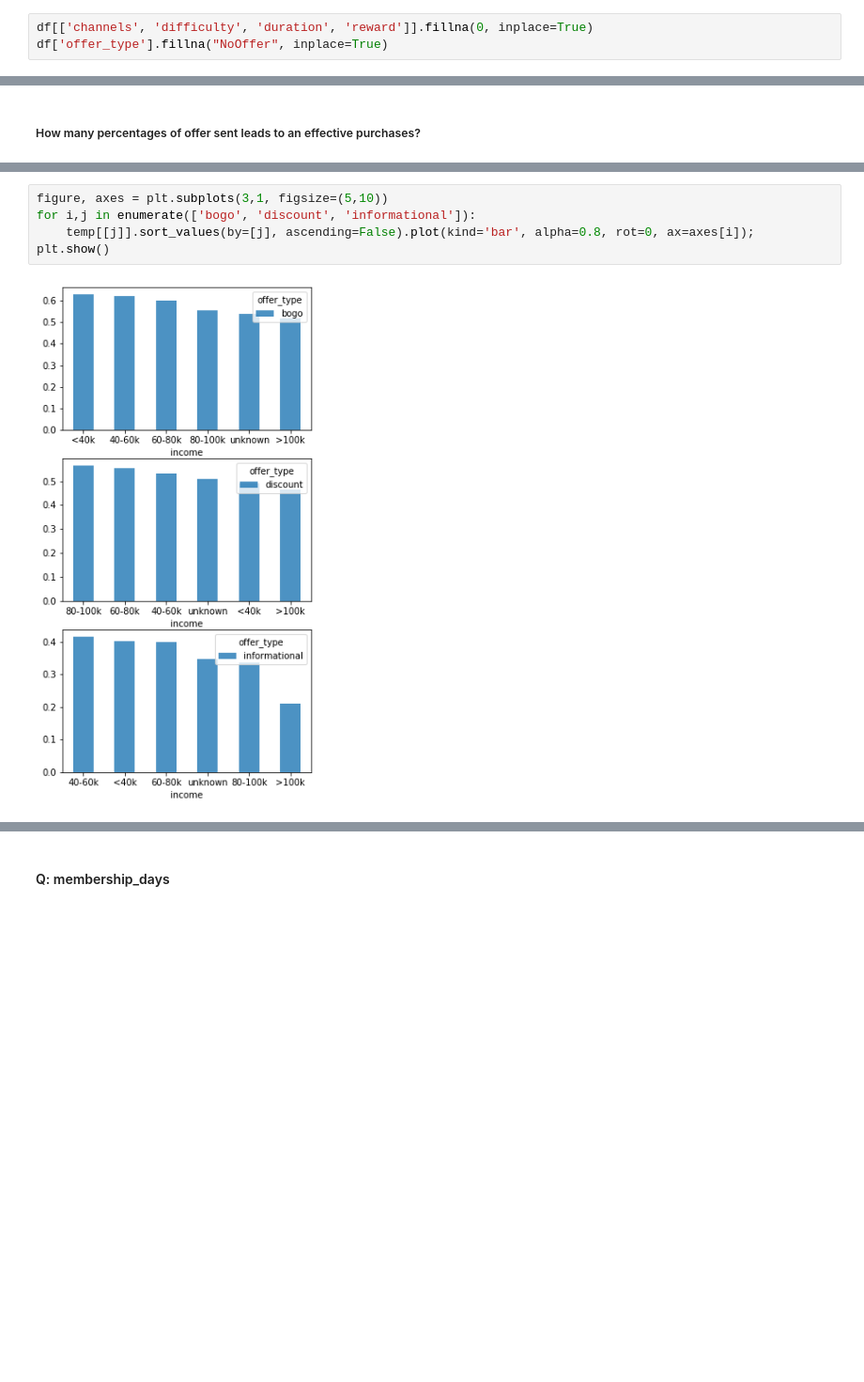
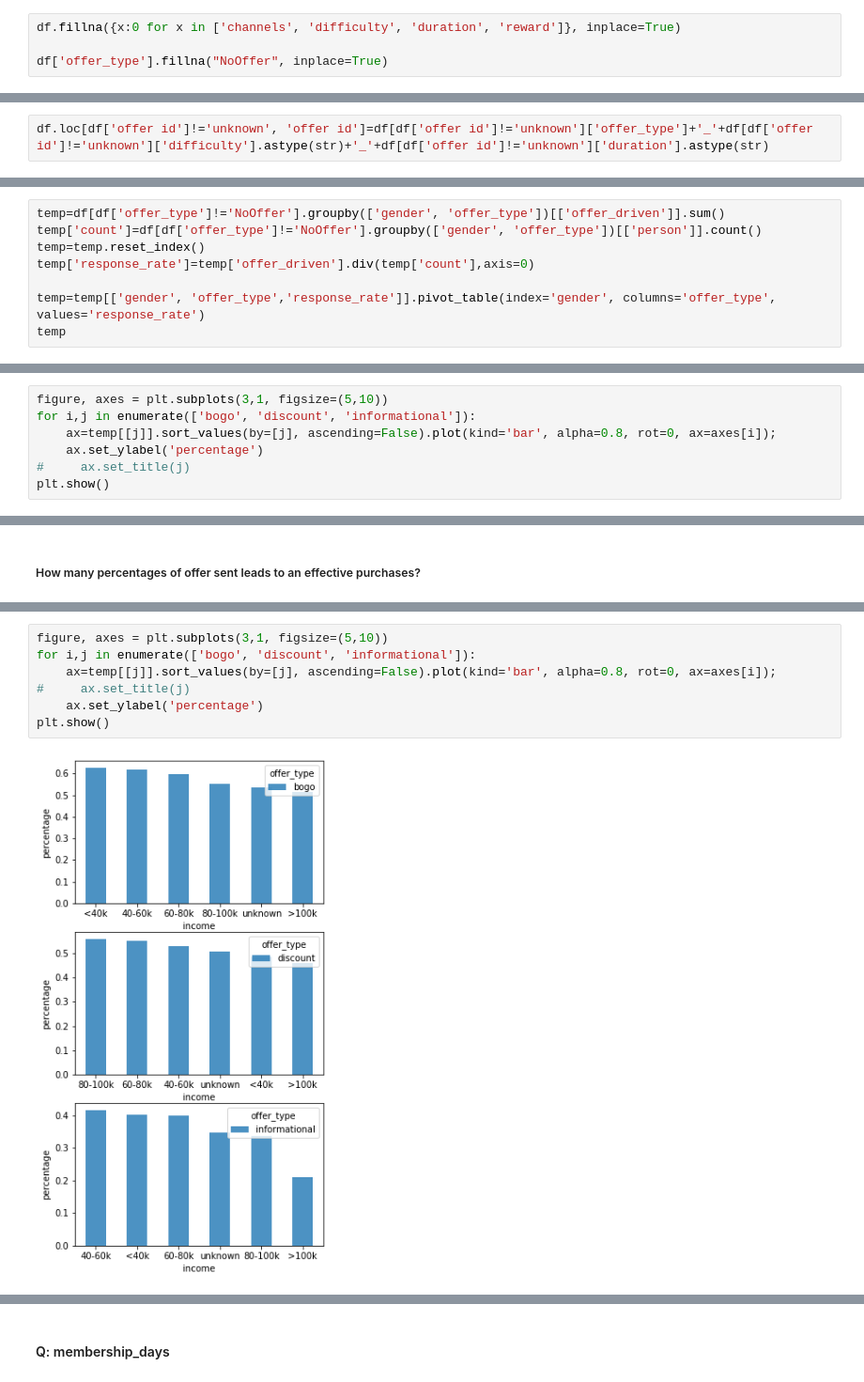
Before and after one commit to EmmaHu-learner/DS_NanoDegree_Capstone, a Jupyter notebook: Starbucks_Capstone_notebook.ipynb, the cells around one changed output, grey strips where cells are left out. Shown: that part at 94% size. Saved outputs shown, nothing was run; the diff lists cells and outputs as text; blank space fills up the shorter version.

```diff
--- a/Starbucks_Capstone_notebook.ipynb
+++ b/Starbucks_Capstone_notebook.ipynb
@@ -770,5 +807,6 @@ active_customer     False
 offer_irrelevant    False
 dtype: bool
 # %%
-df[['channels', 'difficulty', 'duration', 'reward']].fillna(0, inplace=True)
+df.fillna({x:0 for x in ['channels', 'difficulty', 'duration', 'reward']}, inplace=True)
+
 df['offer_type'].fillna("NoOffer", inplace=True)
@@ -775,3 +835,5 @@ df['offer_type'].fillna("NoOffer", inplace=True)
+# %%
+df.loc[df['offer id']!='unknown', 'offer id']=df[df['offer id']!='unknown']['offer_type']+'_'+df[df['offer id']!='unknown']['difficulty'].astype(str)+'_'+df[df['offer id']!='unknown']['duration'].astype(str)
 # %% [markdown]
 ## Data Exploration
 # %%
@@ -896,0 +995,8 @@ temp.div(temp.sum(axis=1), axis=0).plot(kind='bar', alpha=0.8);
+# %%
+temp=df[df['offer_type']!='NoOffer'].groupby(['gender', 'offer_type'])[['offer_driven']].sum()
+temp['count']=df[df['offer_type']!='NoOffer'].groupby(['gender', 'offer_type'])[['person']].count()
+temp=temp.reset_index()
+temp['response_rate']=temp['offer_driven'].div(temp['count'],axis=0)
+
+temp=temp[['gender', 'offer_type','response_rate']].pivot_table(index='gender', columns='offer_type', values='response_rate')
+temp
@@ -896,0 +1010,7 @@ temp.div(temp.sum(axis=1), axis=0).plot(kind='bar', alpha=0.8);
+# %%
+figure, axes = plt.subplots(3,1, figsize=(5,10))
+for i,j in enumerate(['bogo', 'discount', 'informational']):
+    ax=temp[[j]].sort_values(by=[j], ascending=False).plot(kind='bar', alpha=0.8, rot=0, ax=axes[i]);
+    ax.set_ylabel('percentage')
+#     ax.set_title(j)
+plt.show()
@@ -971,10 +1099,12 @@ temp
 # %%
 figure, axes = plt.subplots(3,1, figsize=(5,10))
 for i,j in enumerate(['bogo', 'discount', 'informational']):
-    temp[[j]].sort_values(by=[j], ascending=False).plot(kind='bar', alpha=0.8, rot=0, ax=axes[i]);
+    ax=temp[[j]].sort_values(by=[j], ascending=False).plot(kind='bar', alpha=0.8, rot=0, ax=axes[i]);
+#     ax.set_title(j)
+    ax.set_ylabel('percentage')
 plt.show()
 # %% [output]
-[figure, old version]
+[figure, new version]
 # %%
 temp=df[df['offer_driven']==1].groupby(['income', 'offer_type'])[['offer_type']].count().rename(columns={"offer_type":'count'}).reset_index()
 temp=temp.pivot_table(index='income', columns='offer_type', values='count')
```
Also changed, not shown: parts of 70 cells of this notebook, 17 other files.
